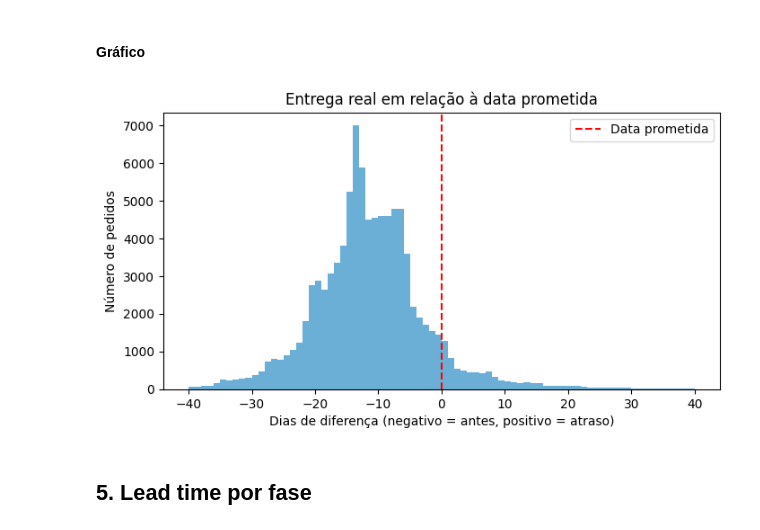
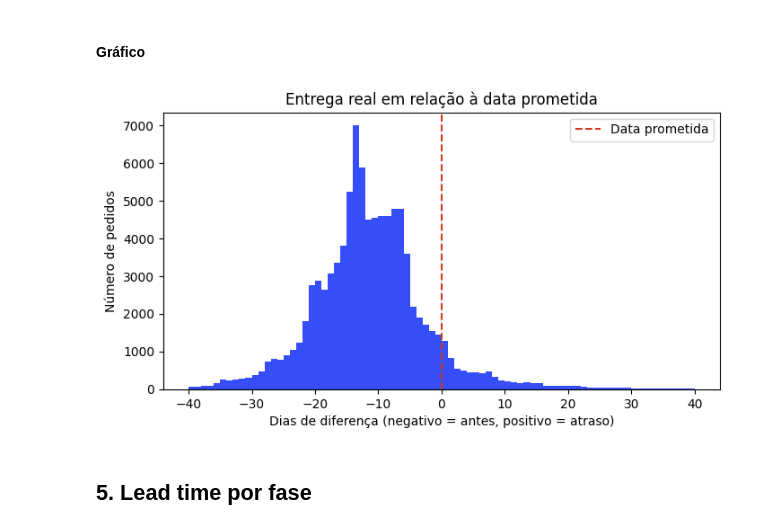
Before and after one commit to caiohc28/Tech_Challenge, a Jupyter notebook: notebooks/Logistica_SLA.ipynb, the cells around one changed output. Saved outputs shown, nothing was run; the diff lists cells and outputs as text; code cells hidden in the pictures.

```diff
--- a/notebooks/Logistica_SLA.ipynb
+++ b/notebooks/Logistica_SLA.ipynb
@@ -191,15 +191,15 @@ Atraso médio (só dos atrasados): 10.6 dias
 #### Gráfico
 # %%
 plt.figure(figsize=(8, 4))
-plt.hist(entregues["dias_atraso"], bins=range(-40, 41), color="#6baed6")
-plt.axvline(0, color="red", linestyle="--", label="Data prometida")
+plt.hist(entregues["dias_atraso"], bins=range(-40, 41), color=COR_PRINCIPAL)
+plt.axvline(0, color=COR_DESTAQUE, linestyle="--", label="Data prometida")
 plt.title("Entrega real em relação à data prometida")
 plt.xlabel("Dias de diferença (negativo = antes, positivo = atraso)")
 plt.ylabel("Número de pedidos")
 plt.legend()
 plt.show()
 # %% [output]
-[figure, old version]
+[figure, new version]
 # %% [markdown]
 ## 5. Lead time por fase
 # %% [markdown]
```
